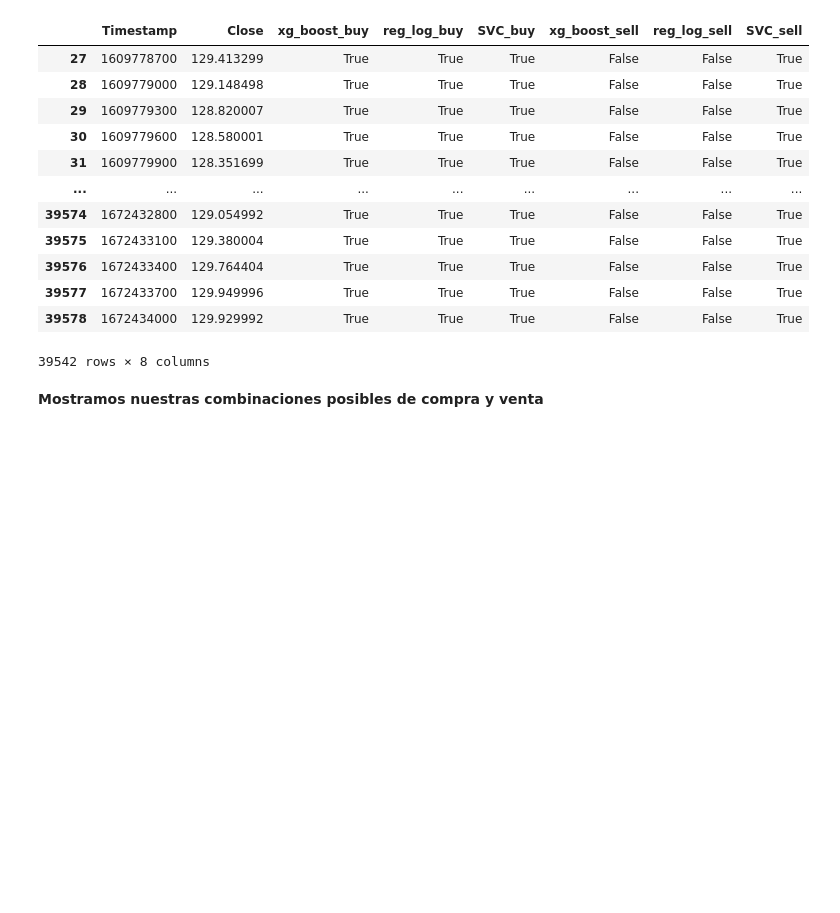
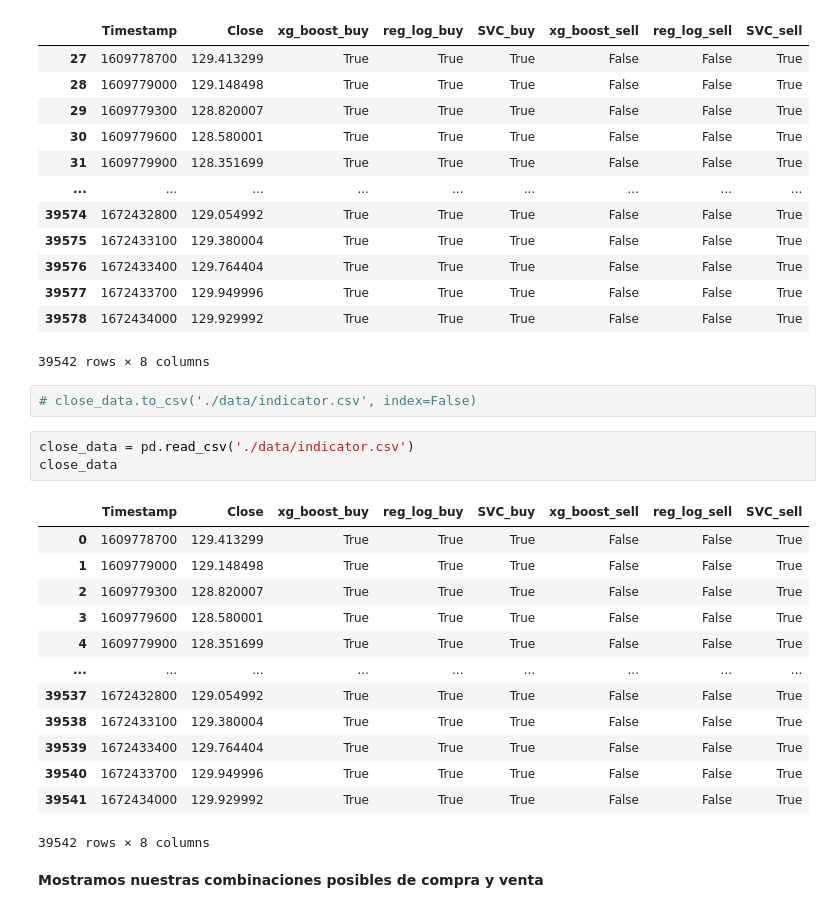
Before and after one commit to rodo1234/003_ML, a Jupyter notebook: report.ipynb, the cells around one changed output. Cells and saved outputs as stored; diff of their text form; blank space fills up the shorter version.

```diff
--- a/report.ipynb
+++ b/report.ipynb
@@ -200,6 +211,25 @@ close_data
 | 39577 | 1672433700 | 129.949996 | True | True | True | False | False | True |
 | 39578 | 1672434000 | 129.929992 | True | True | True | False | False | True |
 39542 rows × 8 columns
+# %%
+# close_data.to_csv('./data/indicator.csv', index=False)
+# %%
+close_data = pd.read_csv('./data/indicator.csv')
+close_data
+# %% [output]
+|  | Timestamp | Close | xg_boost_buy | reg_log_buy | SVC_buy | xg_boost_sell | reg_log_sell | SVC_sell |
+| 0 | 1609778700 | 129.413299 | True | True | True | False | False | True |
+| 1 | 1609779000 | 129.148498 | True | True | True | False | False | True |
+| 2 | 1609779300 | 128.820007 | True | True | True | False | False | True |
+| 3 | 1609779600 | 128.580001 | True | True | True | False | False | True |
+| 4 | 1609779900 | 128.351699 | True | True | True | False | False | True |
+| ... | ... | ... | ... | ... | ... | ... | ... | ... |
+| 39537 | 1672432800 | 129.054992 | True | True | True | False | False | True |
+| 39538 | 1672433100 | 129.380004 | True | True | True | False | False | True |
+| 39539 | 1672433400 | 129.764404 | True | True | True | False | False | True |
+| 39540 | 1672433700 | 129.949996 | True | True | True | False | False | True |
+| 39541 | 1672434000 | 129.929992 | True | True | True | False | False | True |
+39542 rows × 8 columns
 # %% [markdown]
 **Mostramos nuestras combinaciones posibles de compra y venta**
 # %%
```
Also changed, not shown: parts of 10 cells of this notebook, 4 other files.
